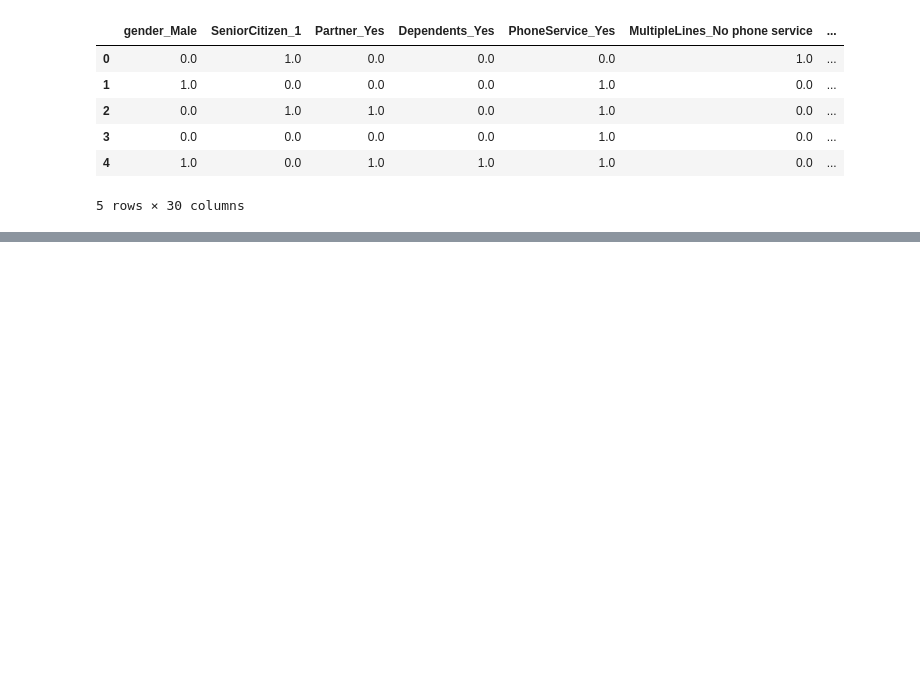
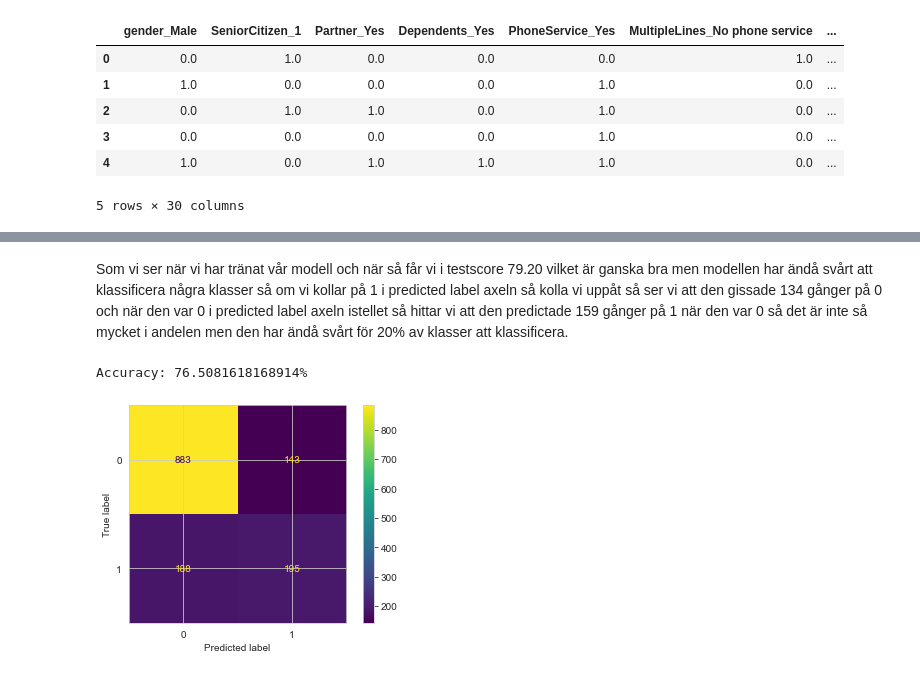
Before and after one commit to Ahmad223455322/Deep-la-rning-Linja-r_reg, a Jupyter notebook: Ahmad_Zarzar_neurala nätverk.ipynb, the cells around one changed output, grey strips where cells are left out. Drawn from its saved outputs; the diff is of its cells as text; code cells hidden in the pictures; blank space fills up the shorter version.

```diff
--- a/Ahmad_Zarzar_neurala nätverk.ipynb
+++ b/Ahmad_Zarzar_neurala nätverk.ipynb
@@ -271,0 +298,16 @@ Error:
+# %% [markdown]
+Som vi ser när vi har tränat vår modell och när  så får vi i testscore 79.20 vilket är ganska bra men modellen har ändå svårt att klassificera några klasser så om vi kollar på 1 i predicted label axeln så kolla vi uppåt så ser vi att den gissade 134 gånger på 0 och  när den var 0 i predicted label axeln istellet så hittar vi att den predictade 159 gånger på 1 när den var 0 så det är inte så mycket i andelen men den har ändå svårt för 20% av klasser att klassificera.
+# %%
+clf_2 = MLPClassifier(learning_rate_init=0.01,hidden_layer_sizes=(100, 100), random_state=42)
+clf_2.fit(x_train, y_train)
+
+
+score_2=clf_2.score(x_test,y_test)
+print(f'Accuracy: {score_2*100}%')
+
+
+plot_confusion_matrix(clf_2, x_test, y_test)
+plt.show()
+# %% [output]
+Accuracy: 76.5081618168914%
+[figure, added]
```
Also changed, not shown: parts of 34 cells of this notebook, 1 other file.
